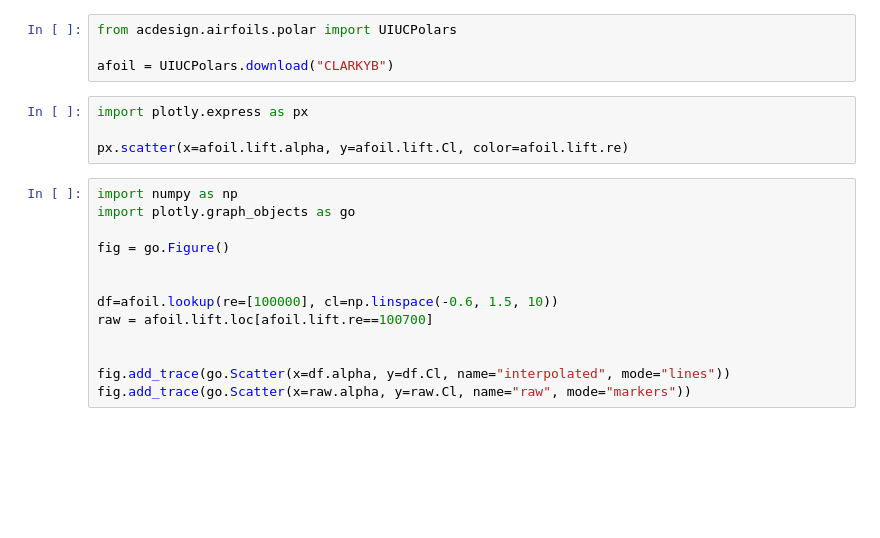
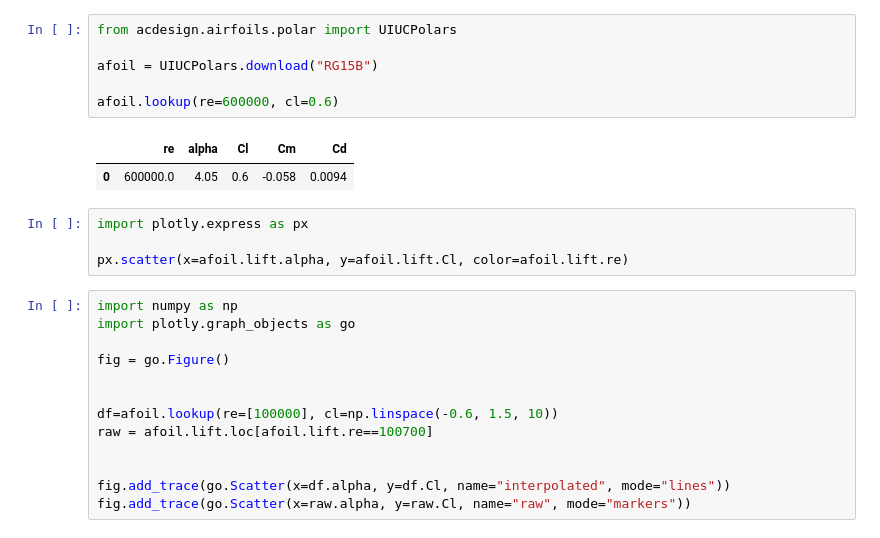
Before and after one commit to ThomasDavid0/AircraftDesign, a Jupyter notebook: examples/uiuc.ipynb, the cells around one changed output. Drawn from its saved outputs; the diff is of its cells as text; blank space fills up the shorter version.

```diff
--- a/examples/uiuc.ipynb
+++ b/examples/uiuc.ipynb
@@ -1,7 +1,12 @@
 # %%
 from acdesign.airfoils.polar import UIUCPolars
 
-afoil = UIUCPolars.download("CLARKYB")
+afoil = UIUCPolars.download("RG15B")
+
+afoil.lookup(re=600000, cl=0.6)
+# %% [output]
+|  | re | alpha | Cl | Cm | Cd |
+| 0 | 600000.0 | 4.05 | 0.6 | -0.058 | 0.0094 |
 # %%
 import plotly.express as px
 
```
Also changed, not shown: parts of 4 cells of this notebook, 10 other files.
